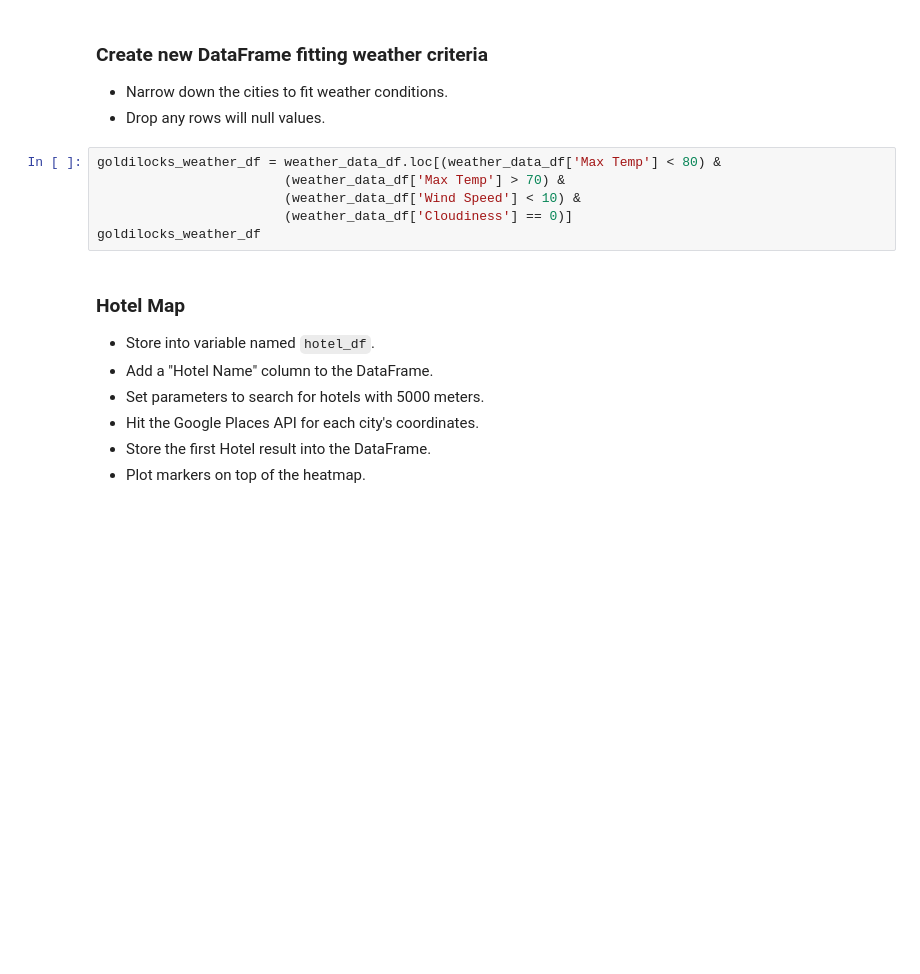
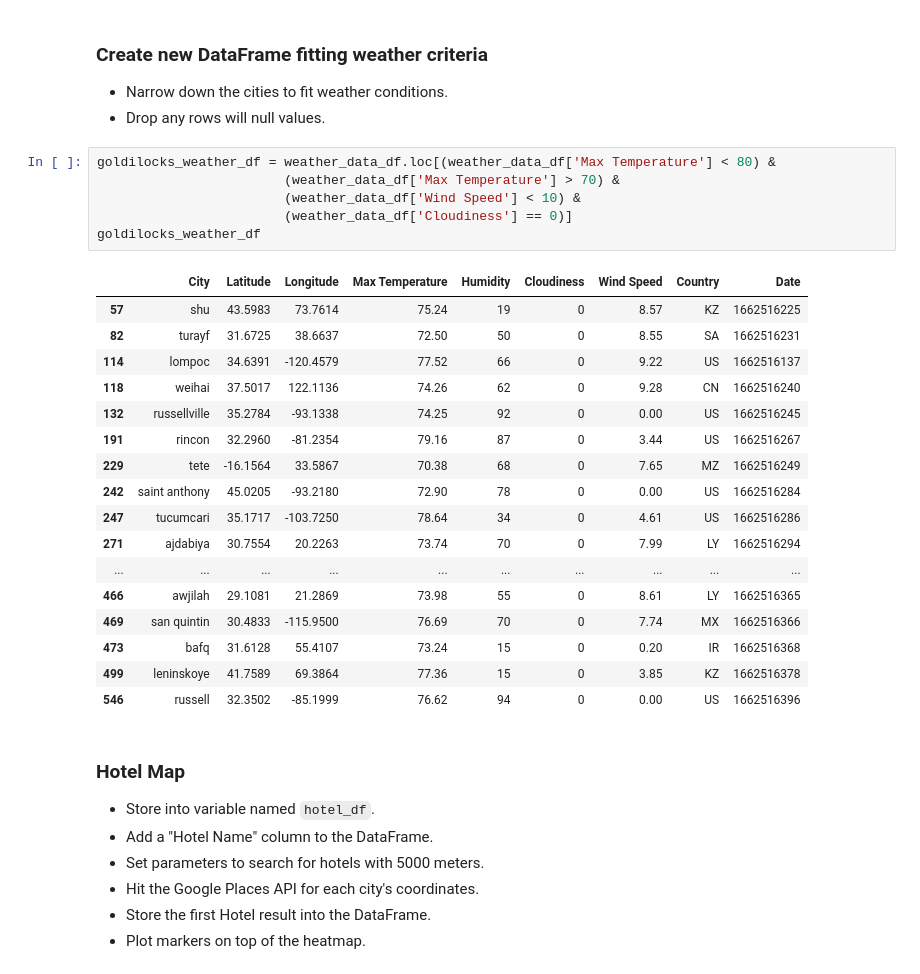
Before and after one commit to klew1230/python-api-challenge, a Jupyter notebook: WeatherPy/VacationPy.ipynb, the cells around one changed output. Cells and saved outputs as stored; diff of their text form; blank space fills up the shorter version.

Commit message:
weather done

```diff
--- a/WeatherPy/VacationPy.ipynb
+++ b/WeatherPy/VacationPy.ipynb
@@ -50,11 +64,29 @@ fig
 * Narrow down the cities to fit weather conditions.
 * Drop any rows will null values.
 # %%
-goldilocks_weather_df = weather_data_df.loc[(weather_data_df['Max Temp'] < 80) &
-                        (weather_data_df['Max Temp'] > 70) &
+goldilocks_weather_df = weather_data_df.loc[(weather_data_df['Max Temperature'] < 80) &
+                        (weather_data_df['Max Temperature'] > 70) &
                         (weather_data_df['Wind Speed'] < 10) &
                         (weather_data_df['Cloudiness'] == 0)]
 goldilocks_weather_df
+# %% [output]
+|  | City | Latitude | Longitude | Max Temperature | Humidity | Cloudiness | Wind Speed | Country | Date |
+| 57 | shu | 43.5983 | 73.7614 | 75.24 | 19 | 0 | 8.57 | KZ | 1662516225 |
+| 82 | turayf | 31.6725 | 38.6637 | 72.50 | 50 | 0 | 8.55 | SA | 1662516231 |
+| 114 | lompoc | 34.6391 | -120.4579 | 77.52 | 66 | 0 | 9.22 | US | 1662516137 |
+| 118 | weihai | 37.5017 | 122.1136 | 74.26 | 62 | 0 | 9.28 | CN | 1662516240 |
+| 132 | russellville | 35.2784 | -93.1338 | 74.25 | 92 | 0 | 0.00 | US | 1662516245 |
+| 191 | rincon | 32.2960 | -81.2354 | 79.16 | 87 | 0 | 3.44 | US | 1662516267 |
+| 229 | tete | -16.1564 | 33.5867 | 70.38 | 68 | 0 | 7.65 | MZ | 1662516249 |
+| 242 | saint anthony | 45.0205 | -93.2180 | 72.90 | 78 | 0 | 0.00 | US | 1662516284 |
+| 247 | tucumcari | 35.1717 | -103.7250 | 78.64 | 34 | 0 | 4.61 | US | 1662516286 |
+| 271 | ajdabiya | 30.7554 | 20.2263 | 73.74 | 70 | 0 | 7.99 | LY | 1662516294 |
+| ... | ... | ... | ... | ... | ... | ... | ... | ... | ... |
+| 466 | awjilah | 29.1081 | 21.2869 | 73.98 | 55 | 0 | 8.61 | LY | 1662516365 |
+| 469 | san quintin | 30.4833 | -115.9500 | 76.69 | 70 | 0 | 7.74 | MX | 1662516366 |
+| 473 | bafq | 31.6128 | 55.4107 | 73.24 | 15 | 0 | 0.20 | IR | 1662516368 |
+| 499 | leninskoye | 41.7589 | 69.3864 | 77.36 | 15 | 0 | 3.85 | KZ | 1662516378 |
+| 546 | russell | 32.3502 | -85.1999 | 76.62 | 94 | 0 | 0.00 | US | 1662516396 |
 # %% [markdown]
 ### Hotel Map
 * Store into variable named `hotel_df`.
```
Also changed, not shown: parts of 9 cells of this notebook, 1 other file.
